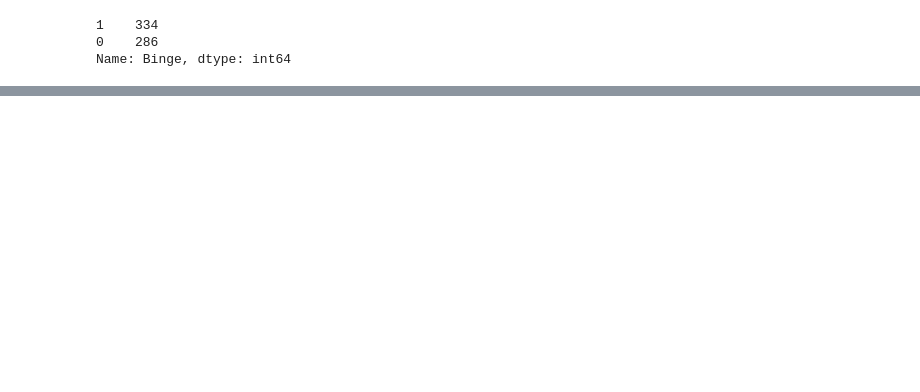
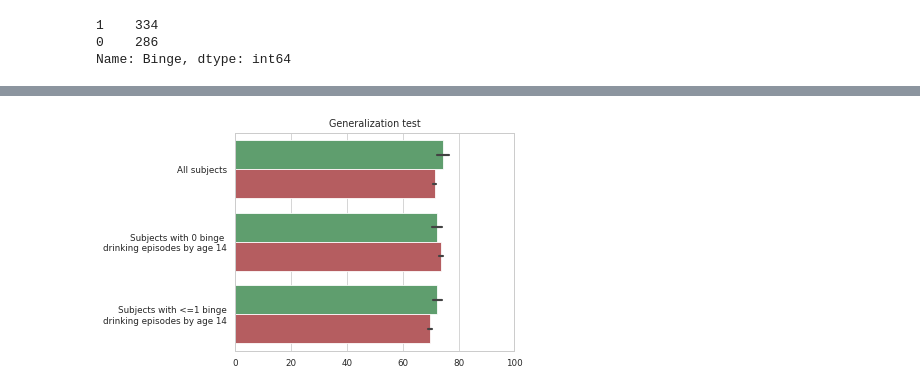
Before and after one commit to RoshanRane/ML_for_IMAGEN, a Jupyter notebook: generate_figures.ipynb, the cells around one changed output, grey strips where cells are left out. Saved outputs shown, nothing was run; the diff lists cells and outputs as text; code cells hidden in the pictures; blank space fills up the shorter version.

```diff
--- a/generate_figures.ipynb
+++ b/generate_figures.ipynb
@@ -1025,0 +1094,13 @@ Name: Binge, dtype: int64
+# %%
+# read the holdout resullts
+df_hold = pd.DataFrame()
+
+for results_file, name in [
+     ('holdout_all-tp-clean_run.csv', 'All subjects'),
+     ('holdout-causal-onset0_run.csv', 'Subjects with 0 binge \ndrinking episodes by age 14'),
+     ('holdout-causal-onset1_run.csv', 'Subjects with <=1 binge\ndrinking episodes by age 14')]:
+
+    dfi_hold = pd.read_csv(f'MLpipelines/results/{results_file}')
+    dfi_hold = dfi_hold[dfi_hold['tp']=='bl']
+    dfi_hold.io = name
+    df_hold = df_hold.append(dfi_hold)
@@ -1025,0 +1123,14 @@ Name: Binge, dtype: int64
+# %%
+df_hold['holdout_score'] *= 100
+# %%
+ax = sns.barplot(x='holdout_score', y='io', data=df_hold, hue='model',
+            hue_order = ['GB', 'SVM-rbf'], palette=sns.color_palette()[2:])
+ax.set_xlim([0,100])
+ax.set_title("Generalization test")
+ax.get_legend().remove()
+ax.set_xlabel('')
+plt.gcf().set_size_inches(5, 4)
+ax.set_ylabel('')
+plt.savefig('figures/review_2_causal_2.png', dpi=300, bbox_inches='tight', pad_inches=0.1)
+# %% [output]
+[figure, added]
```
Also changed, not shown: parts of 20 cells of this notebook, 5 other files.
